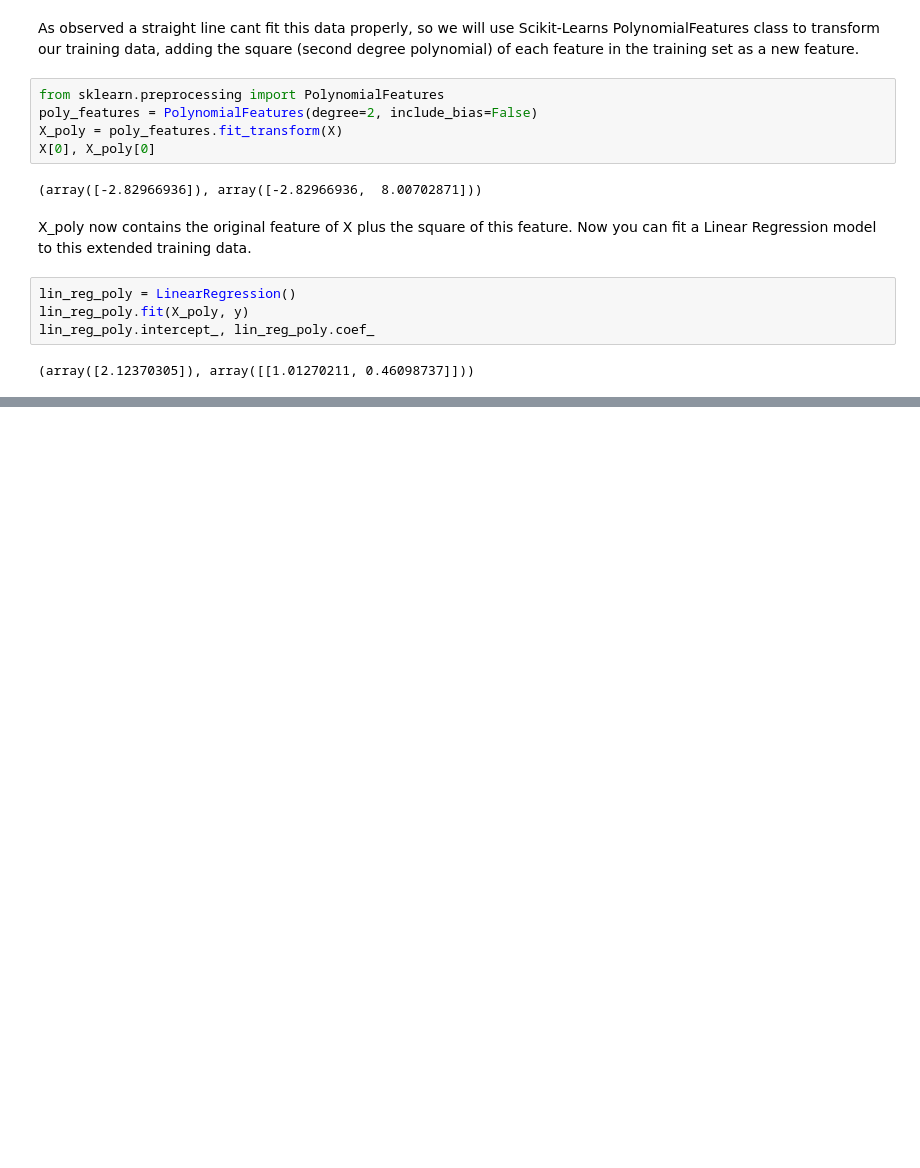
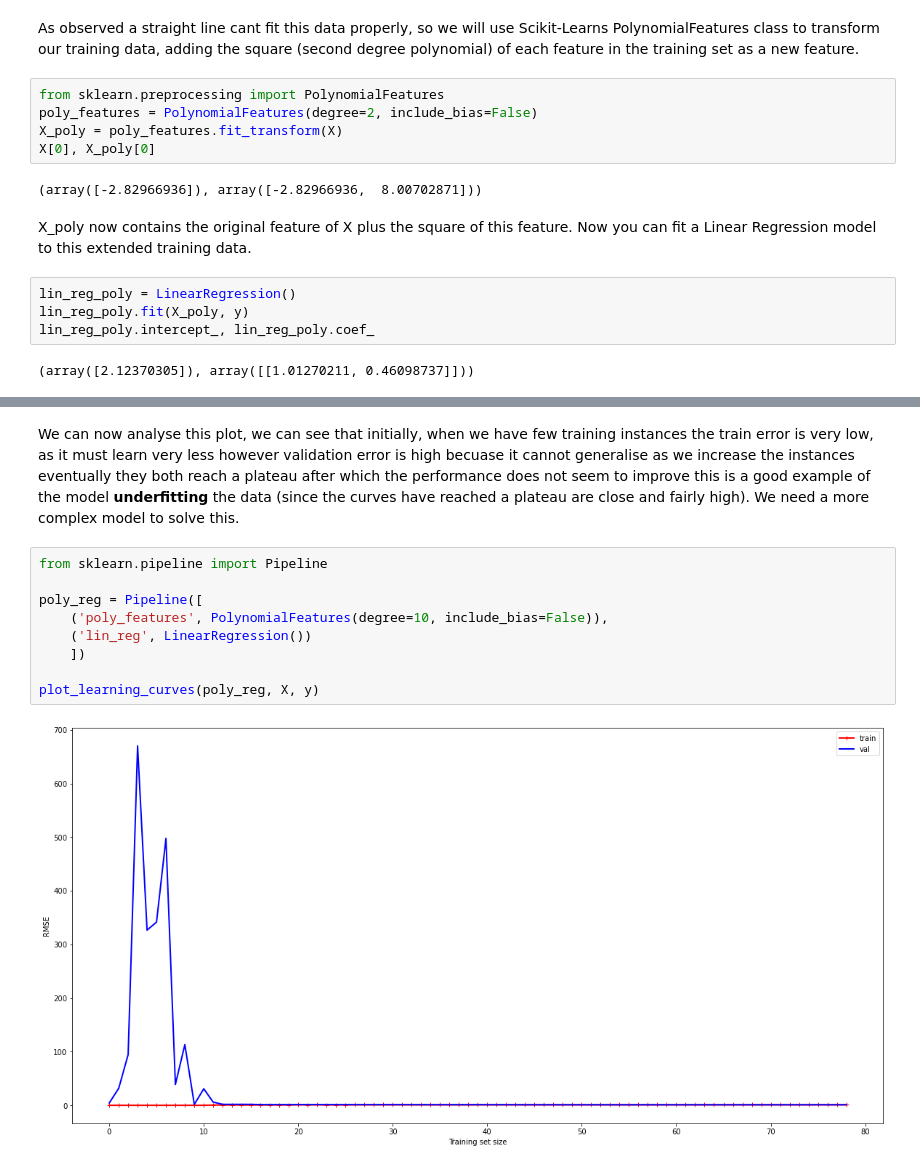
Before and after one commit to rishabhrao12/machine-learning, a Jupyter notebook: Part1-MachineLearning/Ch04-Regression/Regression.ipynb, the cells around one changed output, grey strips where cells are left out. Saved outputs shown, nothing was run; the diff lists cells and outputs as text; blank space fills up the shorter version.

```diff
--- a/Part1-MachineLearning/Ch04-Regression/Regression.ipynb
+++ b/Part1-MachineLearning/Ch04-Regression/Regression.ipynb
@@ -340,0 +380,13 @@ PolynomialFeatures (degree=d) transforms an array containing n features into an
+# %% [markdown]
+We can now analyse this plot, we can see that initially, when we have few training instances the train error is very low, as it must learn very less however validation error is high becuase it cannot generalise as we increase the instances eventually they both reach a plateau after which the performance does not seem to improve this is a good example of the model **underfitting** the data (since the curves have reached a plateau are close and fairly high). We need a more complex model to solve this.
+# %%
+from sklearn.pipeline import Pipeline
+
+poly_reg = Pipeline([
+    ('poly_features', PolynomialFeatures(degree=10, include_bias=False)),
+    ('lin_reg', LinearRegression())
+    ])
+
+plot_learning_curves(poly_reg, X, y)
+# %% [output]
+[figure, added]
```
Also changed, not shown: parts of 4 cells of this notebook.
